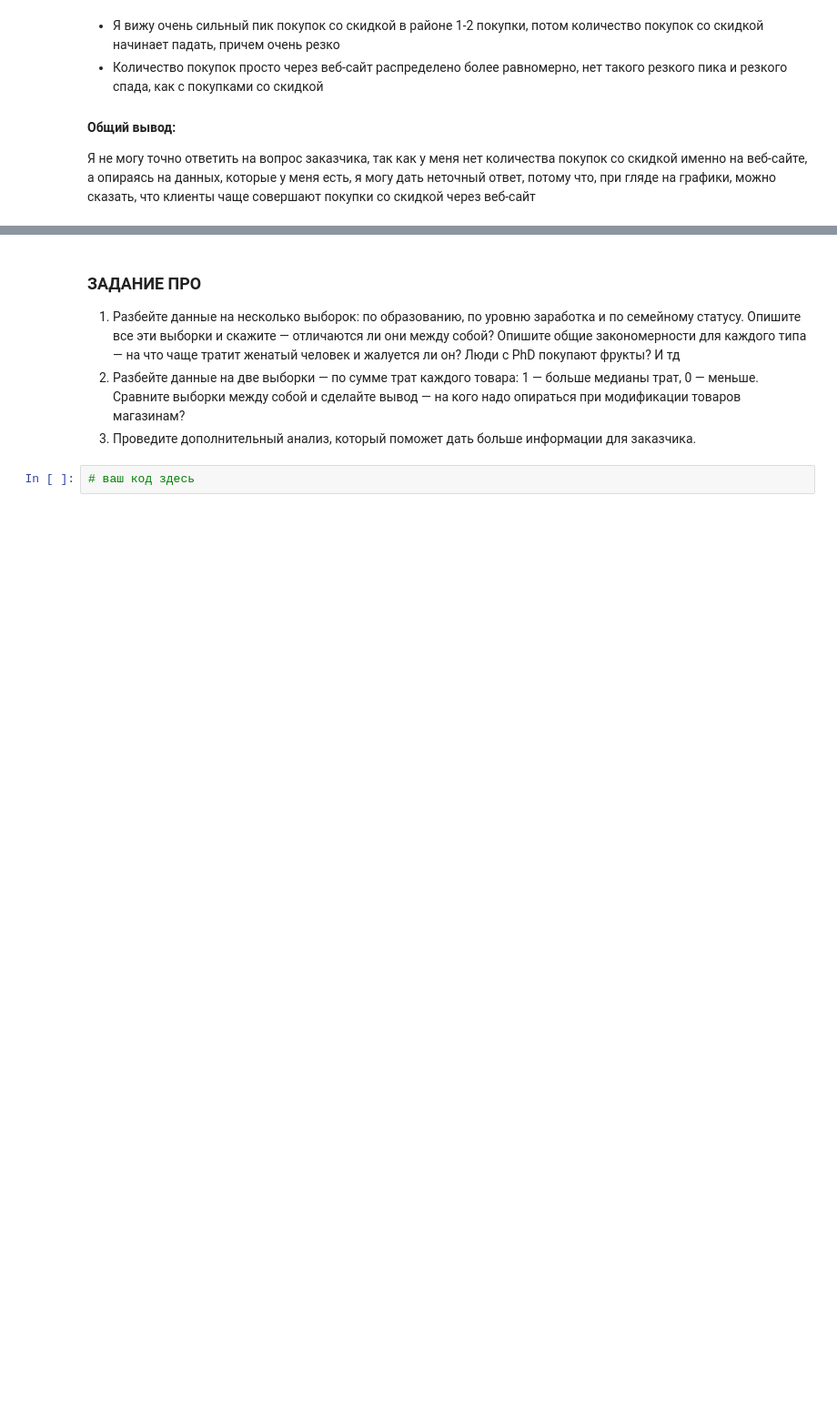
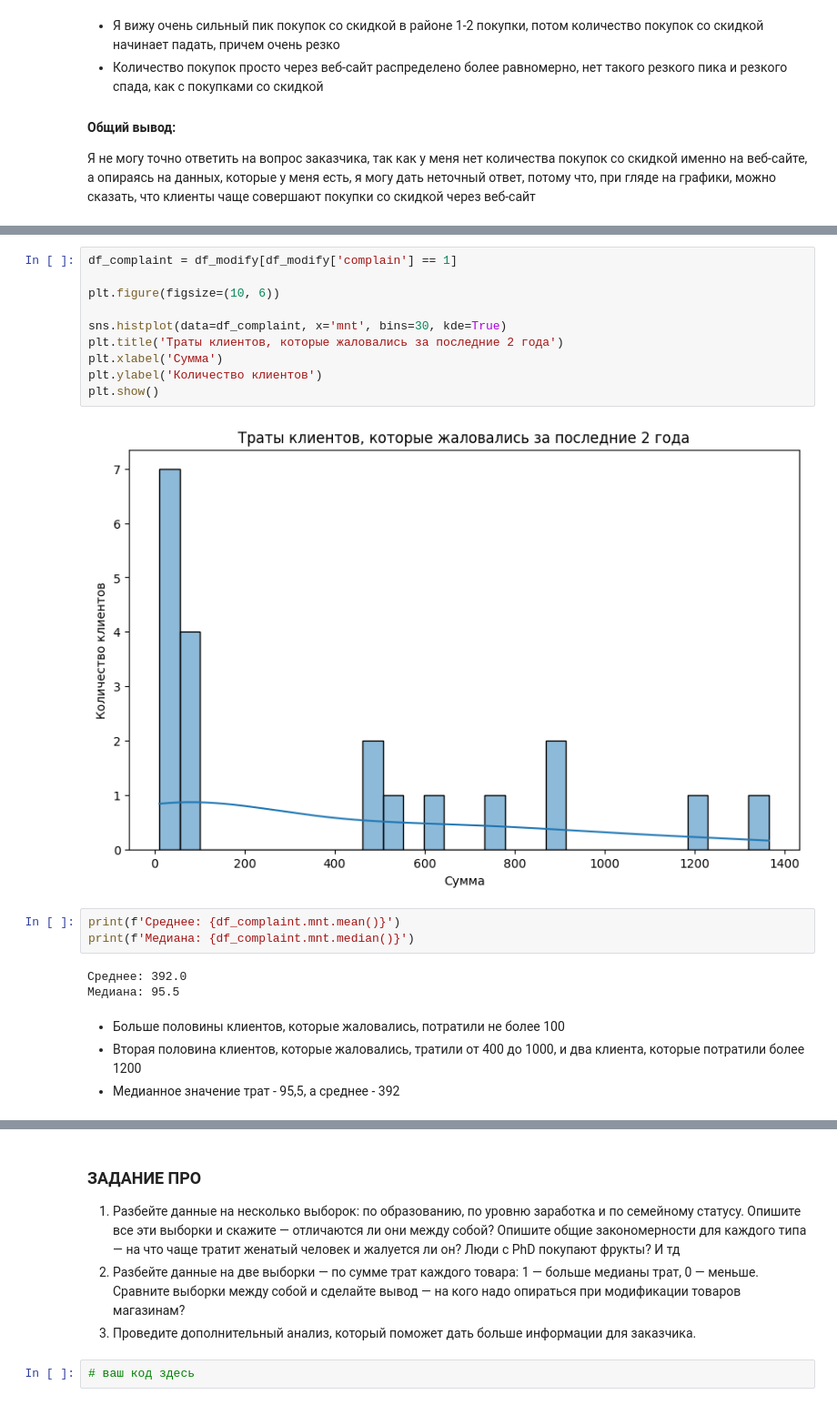
Before and after one commit to AlexeyOrehov/homework, a Jupyter notebook: home_work_1.9/1.9 1_RAZDEL_PRO_forstud.ipynb, the cells around one changed output, grey strips where cells are left out. Shown at 91% size. Cells and saved outputs as stored; diff of their text form; blank space fills up the shorter version.

```diff
--- a/home_work_1.9/1.9 1_RAZDEL_PRO_forstud.ipynb
+++ b/home_work_1.9/1.9 1_RAZDEL_PRO_forstud.ipynb
@@ -1234,0 +1249,22 @@ plt.show()
+# %%
+df_complaint = df_modify[df_modify['complain'] == 1]
+
+plt.figure(figsize=(10, 6))
+
+sns.histplot(data=df_complaint, x='mnt', bins=30, kde=True)
+plt.title('Траты клиентов, которые жаловались за последние 2 года')
+plt.xlabel('Сумма')
+plt.ylabel('Количество клиентов')
+plt.show()
+# %% [output]
+[figure, added]
+# %%
+print(f'Среднее: {df_complaint.mnt.mean()}')
+print(f'Медиана: {df_complaint.mnt.median()}')
+# %% [output]
+Среднее: 392.0
+Медиана: 95.5
+# %% [markdown]
+- Больше половины клиентов, которые жаловались, потратили не более 100
+- Вторая половина клиентов, которые жаловались, тратили от 400 до 1000, и два клиента, которые потратили более 1200
+- Медианное значение трат - 95,5, а среднее - 392
```
Also changed, not shown: parts of 7 cells of this notebook.
